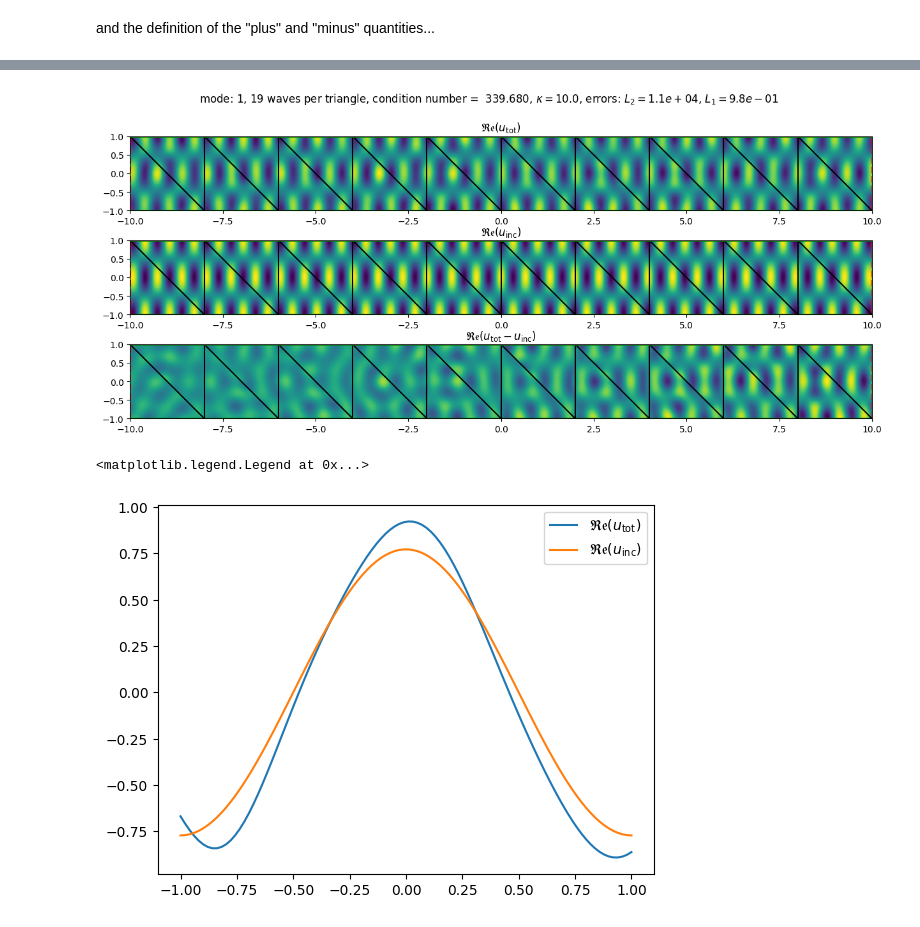
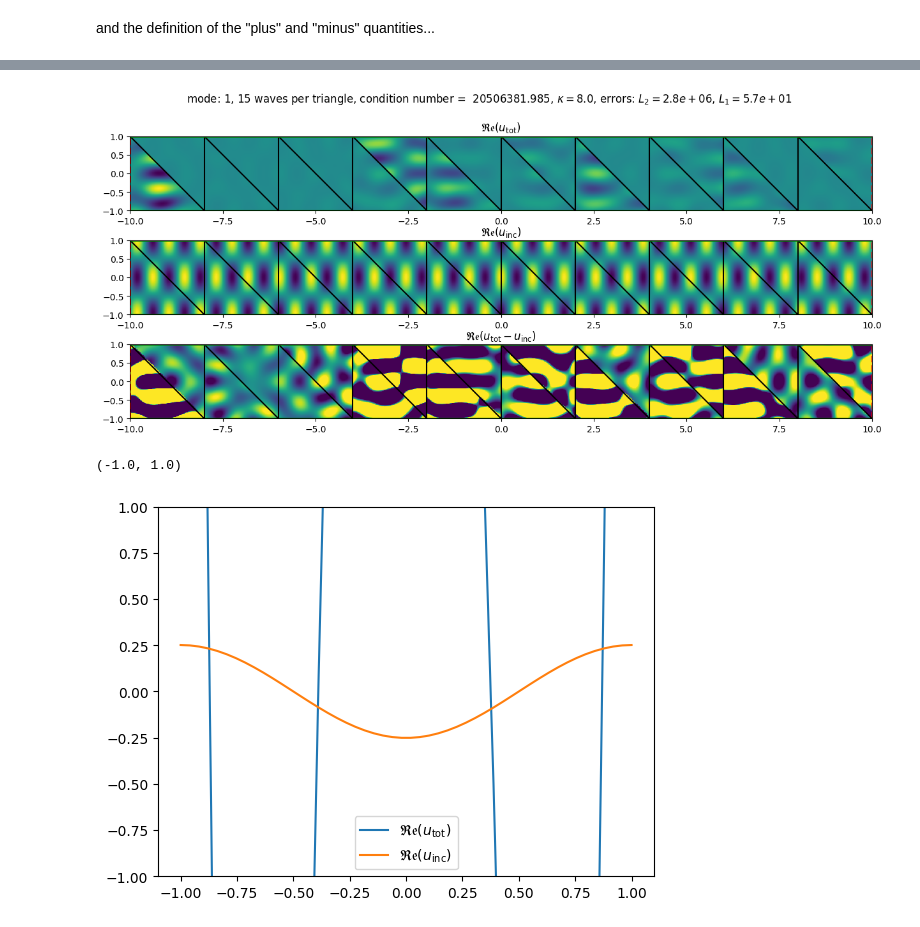
Before and after one commit to MPenaR/UWVFTrefftz, a Jupyter notebook: src/UWVF_Trefftz_demo_broken_sides.ipynb, the cells around one changed output, grey strips where cells are left out. Cells and saved outputs as stored; diff of their text form; code cells hidden in the pictures.

```diff
--- a/src/UWVF_Trefftz_demo_broken_sides.ipynb
+++ b/src/UWVF_Trefftz_demo_broken_sides.ipynb
@@ -152,7 +152,7 @@ and the definition of the "plus" and "minus" quantities...
 # %%
   # checkPlusMinus(Edges, Baricenters)
 # %%
-kappa_e = 10.
+kappa_e = 8.
 kappa_i = 5.
 
 t = 1
@@ -167,11 +165,11 @@ Nth
 # %%
-#Nth = 17
+Nth = 15
 
 V = TrefftzSpace(Omega, Nth, {"Omega_i" : kappa_i , "Omega_e" : kappa_e}, 0.0)
 # %%
 
 
-a, b, d1, d2 = 0.5, 0.5, 0.5, 0.25
+a, b, d1, d2 = 0.5, 0.5, 0.5, 0.
 
 A = AssembleMatrix(V, Edges, kappa_e, H, a, b, d1, d2, Np=15)
 # %%
@@ -190,7 +186,7 @@ B = AssembleRHS(V, Edges, kappa_e, H, d2, t=t)
 DOFs = np.linalg.solve(A,B)
 f = TrefftzFunction(V,DOFs)
 # %%
-Ny = 100
+Ny = 50
 Nx = 10*Ny
 x = np.linspace(-R,R,Nx)
 y = np.linspace(-H,H,Ny)
@@ -235,40 +232,41 @@ ax[0].set_ylim([-H,H])
 
 Z_inc = np.exp(1j*np.sqrt(kappa_e**2 - (t*np.pi/H)**2)*X)*np.cos(t*np.pi*Y/H)
 
 L2_err = np.sum(np.abs(Z - Z_inc)**2)
 L1_err = np.max(np.abs(Z - Z_inc))
 
 
 ax[1].imshow(np.real(Z_inc), origin="lower", extent=[-R,R,-H,H])
 
 checkLabels(Edges, ax[1])
 ax[1].axis('square')
 ax[1].set_xlim([-R,R])
 ax[1].set_ylim([-H,H])
 
 
 
-ax[2].imshow(np.real(Z-Z_inc), origin="lower", extent=[-R,R,-H,H])
+ax[2].imshow(np.real(Z-Z_inc), origin="lower", extent=[-R,R,-H,H], vmin=-1, vmax=1)
 
 checkLabels(Edges, ax[2])
 ax[2].axis('square')
 ax[2].set_xlim([-R,R])
 ax[2].set_ylim([-H,H])
 
 fig.suptitle(f'mode: {t}, {Nth} waves per triangle, condition number = {Ncond: .3f}, $\\kappa={kappa_e:.1f}$, errors: $L_2={L2_err:.1e}$, $L_1={L1_err:.1e}$')
 ax[0].set_title('$\\mathfrak{Re}\\left(u_\\mathrm{tot}\\right)$')
 ax[1].set_title('$\\mathfrak{Re}\\left(u_\\mathrm{inc}\\right)$')
 ax[2].set_title('$\\mathfrak{Re}\\left(u_\\mathrm{tot}-u_\\mathrm{inc}\\right)$')
 
 save = False
 if save:
-    plt.savefig(f'both_{s}_{Nth}_d2.png')
+    plt.savefig(f'both_{t}_{Nth}_d2.png')
 # %% [output]
-[figure, old version]
+[figure, new version]
 # %%
 plt.plot(y,np.real(Z[:,0]), label='$\\mathfrak{Re}\\left(u_\\mathrm{tot}\\right)$')
 plt.plot(y,np.real(Z_inc[:,0]), label='$\\mathfrak{Re}\\left(u_\\mathrm{inc}\\right)$')
 plt.legend()
+plt.ylim([-1,1])
 # %% [output]
-<matplotlib.legend.Legend at 0x...>
+(-1.0, 1.0)
-[figure, old version]
+[figure, new version]
```
Also changed, not shown: parts of 9 cells of this notebook, 2 other files.
